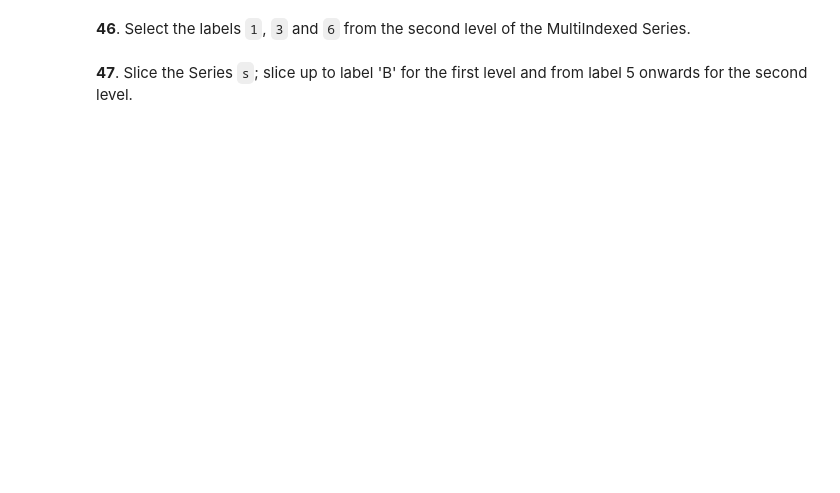
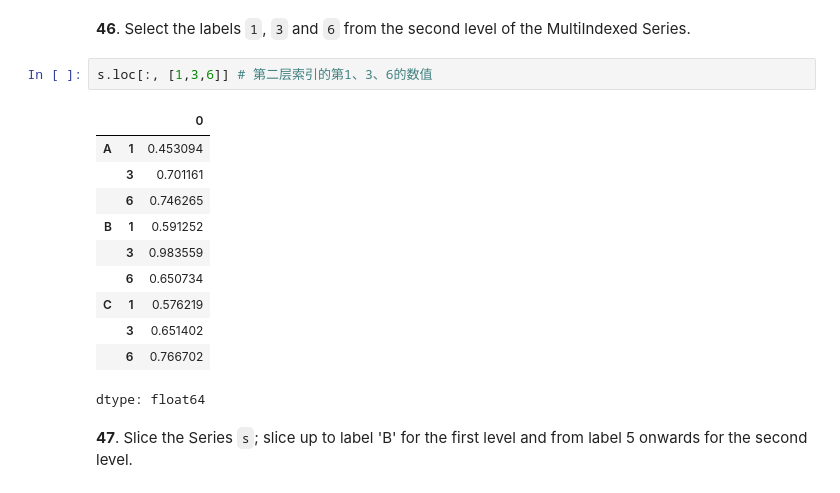
Before and after one commit to xyiling/100-pandas-puzzles-cn, a Jupyter notebook: 100-pandas-puzzles-cn.ipynb, the cells around one changed output. Saved outputs shown, nothing was run; the diff lists cells and outputs as text; blank space fills up the shorter version.

```diff
--- a/100-pandas-puzzles-cn.ipynb
+++ b/100-pandas-puzzles-cn.ipynb
@@ -922,4 +971,18 @@ To warm up, we'll look make a Series with two index levels.
 # %% [markdown]
 **46**. Select the labels `1`, `3` and `6` from the second level of the MultiIndexed Series.
+# %%
+s.loc[:, [1,3,6]] # 第二层索引的第1、3、6的数值
+# %% [output]
+|  |  | 0 |
+| A | 1 | 0.453094 |
+|  | 3 | 0.701161 |
+|  | 6 | 0.746265 |
+| B | 1 | 0.591252 |
+|  | 3 | 0.983559 |
+|  | 6 | 0.650734 |
+| C | 1 | 0.576219 |
+|  | 3 | 0.651402 |
+|  | 6 | 0.766702 |
+dtype: float64
 # %% [markdown]
 **47**. Slice the Series `s`; slice up to label 'B' for the first level and from label 5 onwards for the second level.
```
Also changed, not shown: parts of 9 cells of this notebook.
